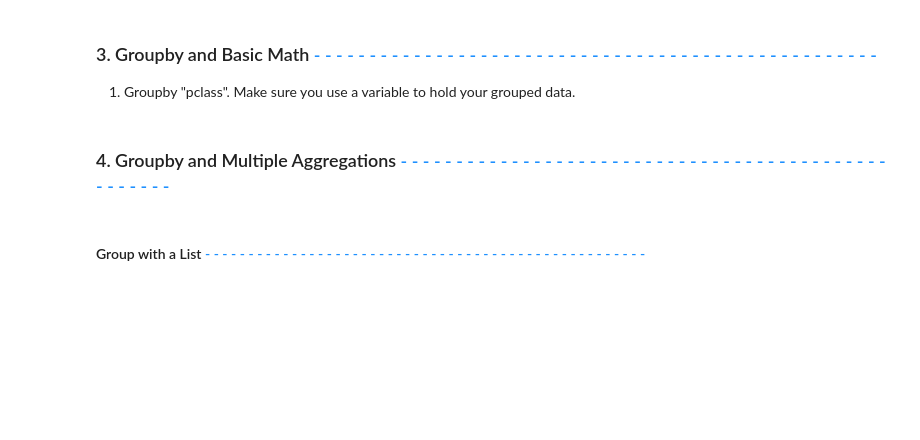
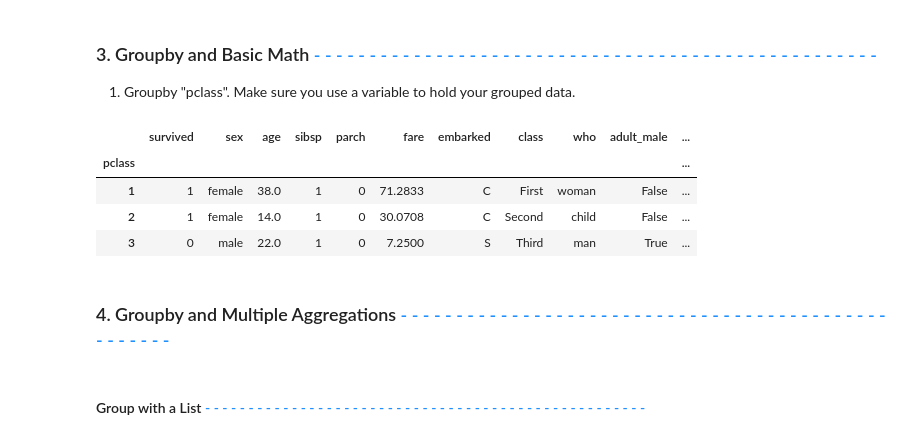
Before and after one commit to jmnehrt/data-analysis-projects, a Jupyter notebook: data-manipulation/exercises/DataManipulationWorkbook.ipynb, the cells around one changed output. Cells and saved outputs as stored; diff of their text form; code cells hidden in the pictures; blank space fills up the shorter version.

```diff
--- a/data-manipulation/exercises/DataManipulationWorkbook.ipynb
+++ b/data-manipulation/exercises/DataManipulationWorkbook.ipynb
@@ -224,10 +256,17 @@ For syntax examples, review [this webpage](https://www.geeksforgeeks.org/python-
 1. Groupby "pclass".  Make sure you use a variable to hold your grouped data.
 # %%
 # Code your groupby here:
-
+titanic_class = titanic_new.groupby('pclass')
 
 
 # Run your table using first() here instead of head():
+titanic_class.first()
+# %% [output]
+|  | survived | sex | age | sibsp | parch | fare | embarked | class | who | adult_male | ... |
+| pclass |  |  |  |  |  |  |  |  |  |  | ... |
+| 1 | 1 | female | 38.0 | 1 | 0 | 71.2833 | C | First | woman | False | ... |
+| 2 | 1 | female | 14.0 | 1 | 0 | 30.0708 | C | Second | child | False | ... |
+| 3 | 0 | male | 22.0 | 1 | 0 | 7.2500 | S | Third | man | True | ... |
 # %% [markdown]
 ### 4. Groupby and Multiple Aggregations <span style="color:dodgerblue;"> - - - - - - - - - - - - - - - - - - - - - - - - - - - - - - - - - - - - - - - - - - - - - - - - - - - </span>
 # %% [markdown]
```
Also changed, not shown: parts of 5 cells of this notebook.
